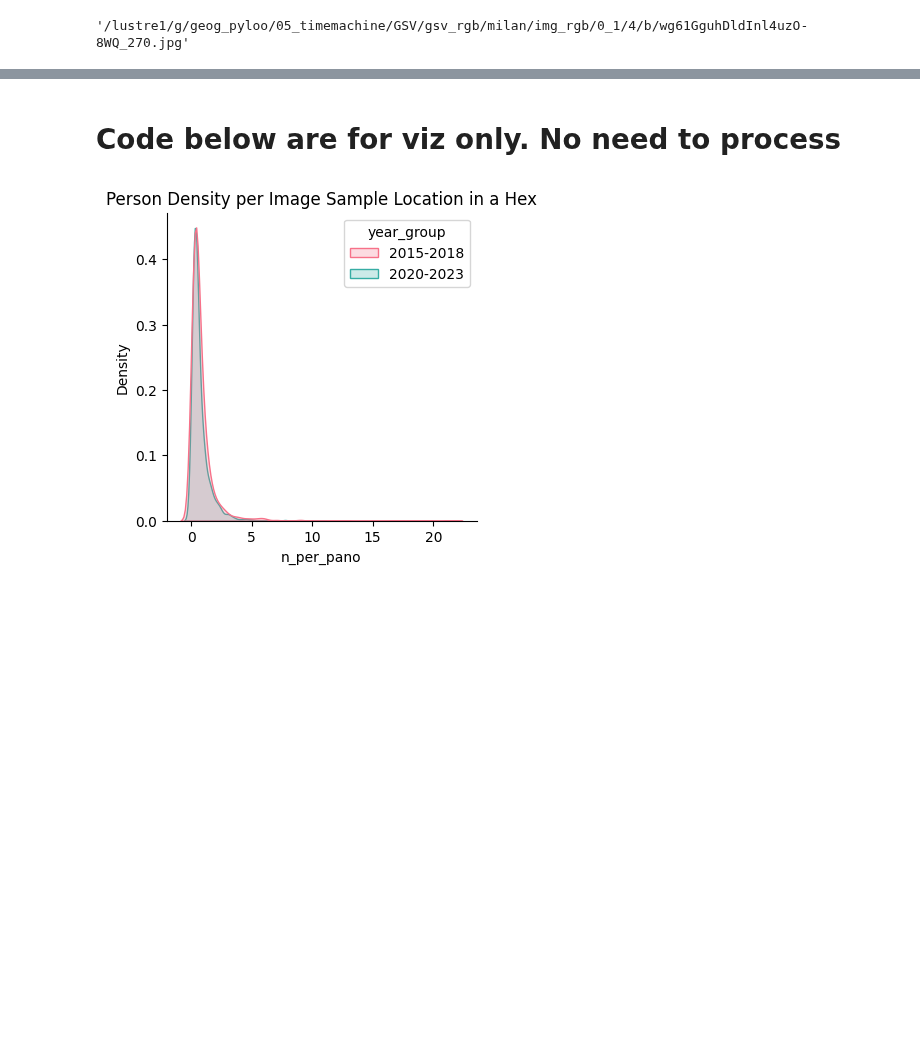
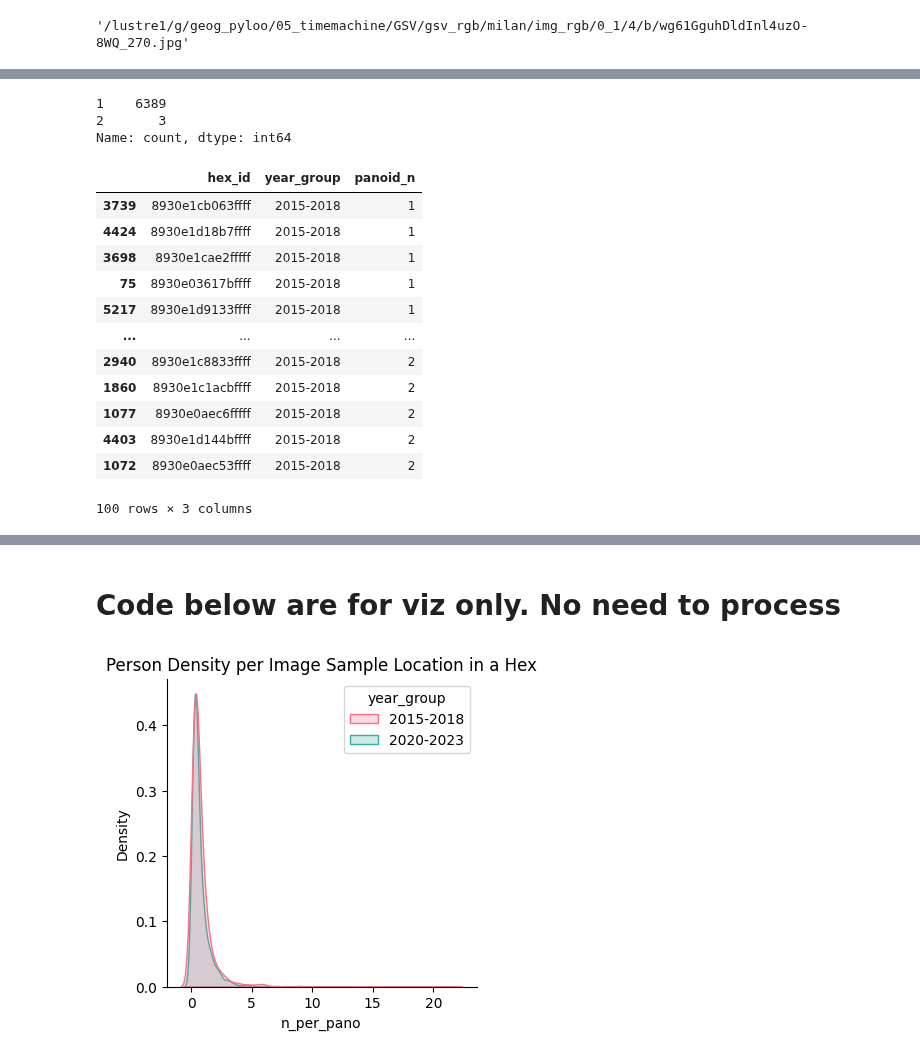
Before and after one commit to brookefzy/uvi-time-machine, a Jupyter notebook: _script/B-timemachine/06_vitality.ipynb, the cells around one changed output, grey strips where cells are left out. Drawn from its saved outputs; the diff is of its cells as text; code cells hidden in the pictures; blank space fills up the shorter version.

```diff
--- a/_script/B-timemachine/06_vitality.ipynb
+++ b/_script/B-timemachine/06_vitality.ipynb
@@ -118,3 +108,25 @@ df_all_keep_hex = gpd.GeoDataFrame(df_all_keep_hex, crs="EPSG:4326")
+# %%
+df_all_keep_hex[df_all_keep_hex['panoid_n']>=min_num_pano].groupby('hex_id').size().value_counts()
+# %% [output]
+1    6389
+2       3
+Name: count, dtype: int64
+# %%
+df_all_keep_hex.sort_values('panoid_n', ascending = True).head(100)
+# %% [output]
+|  | hex_id | year_group | panoid_n |
+| 3739 | 8930e1cb063ffff | 2015-2018 | 1 |
+| 4424 | 8930e1d18b7ffff | 2015-2018 | 1 |
+| 3698 | 8930e1cae2fffff | 2015-2018 | 1 |
+| 75 | 8930e03617bffff | 2015-2018 | 1 |
+| 5217 | 8930e1d9133ffff | 2015-2018 | 1 |
+| ... | ... | ... | ... |
+| 2940 | 8930e1c8833ffff | 2015-2018 | 2 |
+| 1860 | 8930e1c1acbffff | 2015-2018 | 2 |
+| 1077 | 8930e0aec6fffff | 2015-2018 | 2 |
+| 4403 | 8930e1d144bffff | 2015-2018 | 2 |
+| 1072 | 8930e0aec53ffff | 2015-2018 | 2 |
+100 rows × 3 columns
 # %%
 # object specific processing
 variable_ls_kep = ['person','car','truck','bus','bicycle','motorcycle',
```
Also changed, not shown: parts of 7 cells of this notebook, 4 other files.
